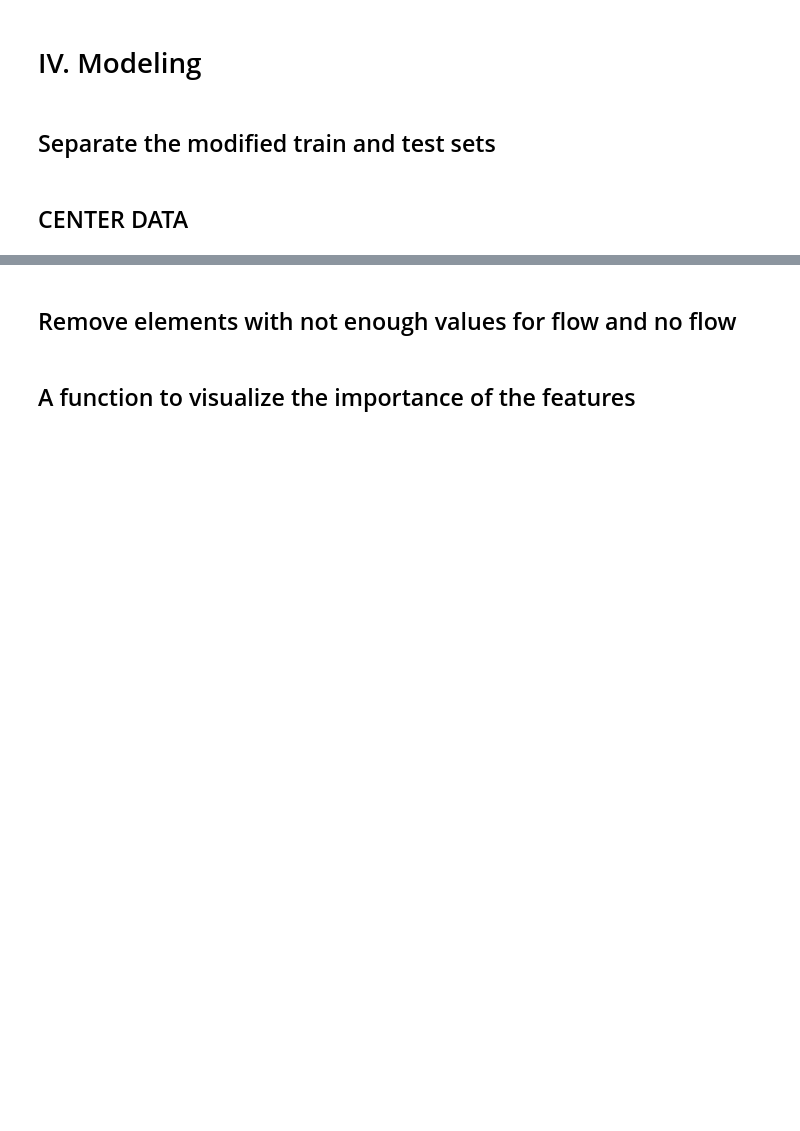
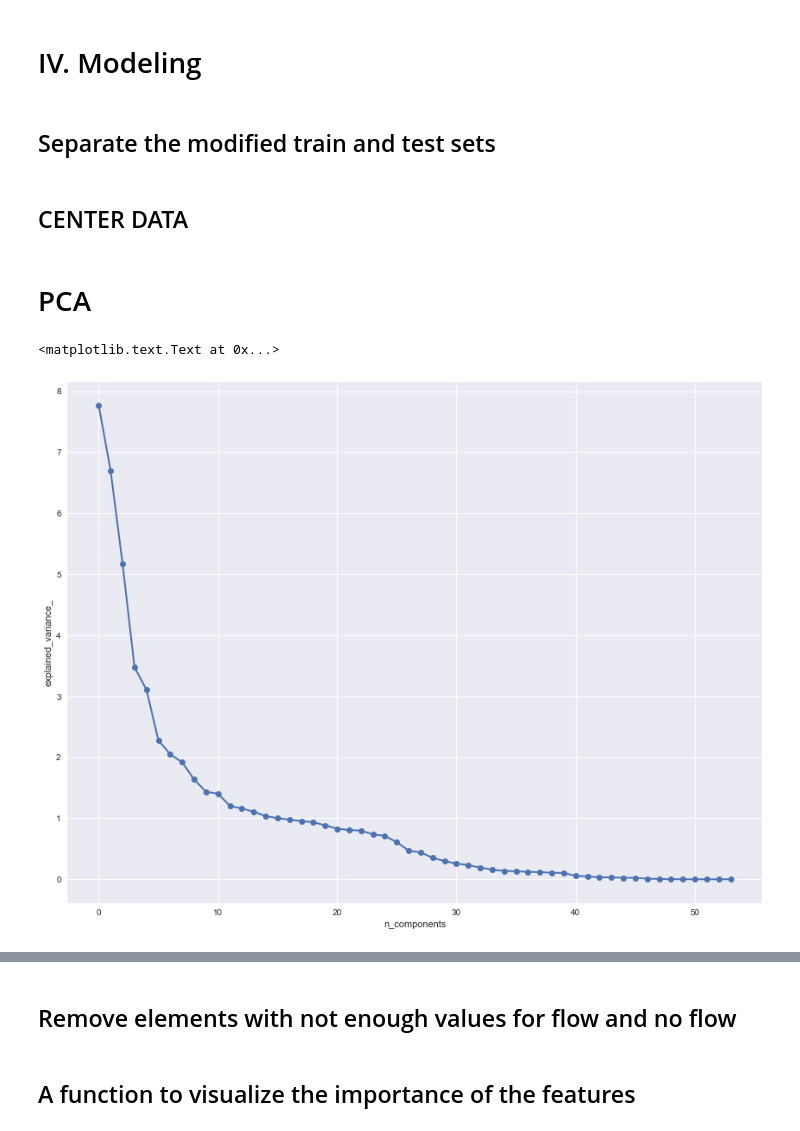
Before and after one commit to MarcSzafraniec/dsg17, a Jupyter notebook: DSG_qualifs.ipynb, the cells around one changed output, grey strips where cells are left out. Saved outputs shown, nothing was run; the diff lists cells and outputs as text; code cells hidden in the pictures; blank space fills up the shorter version.

```diff
--- a/DSG_qualifs.ipynb
+++ b/DSG_qualifs.ipynb
@@ -505,3 +511,22 @@ combined.drop('is_listened', axis = 1, inplace = True)
 # %%
 newtrain = combined[:len(target)]
 newtest = combined[len(target):]
+# %% [markdown]
+# PCA
+# %%
+from sklearn import decomposition
+
+pca = decomposition.PCA()
+
+pca.fit(newtrain, target)
+
+plt.figure(1, figsize=(16, 12))
+plt.clf()
+plt.axes([.2, .2, .7, .7])
+plt.plot(pca.explained_variance_,'o-', linewidth=2)
+plt.axis('tight')
+plt.xlabel('n_components')
+plt.ylabel('explained_variance_')
+# %% [output]
+<matplotlib.text.Text at 0x...>
+[figure, added]
```
Also changed, not shown: parts of 38 cells of this notebook.
